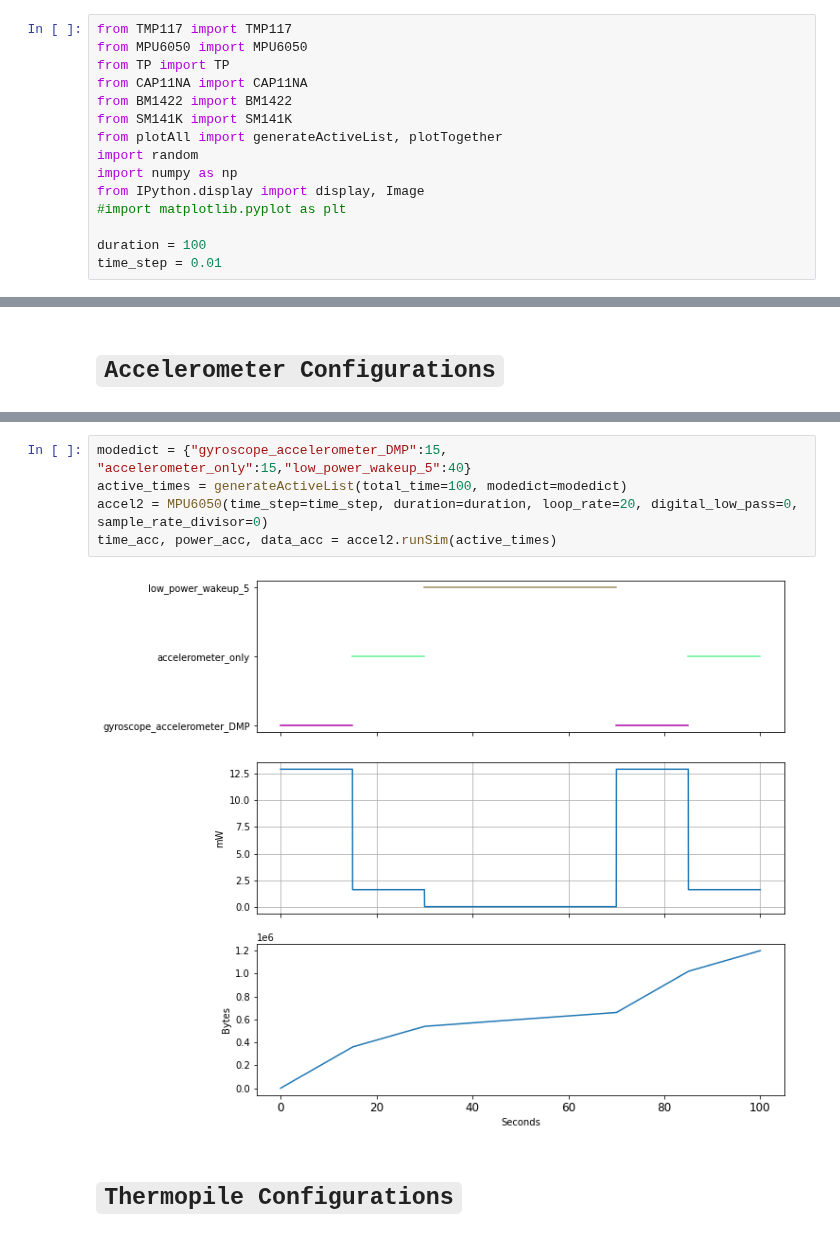
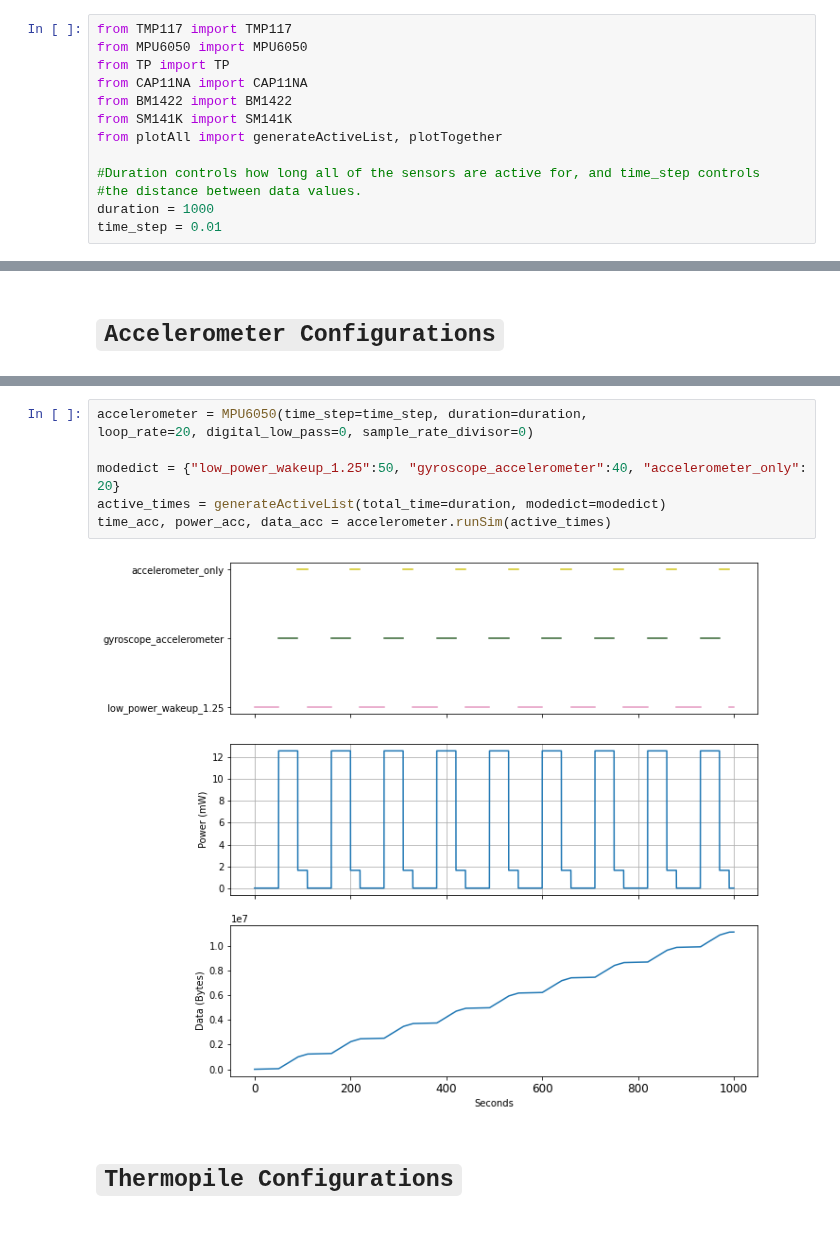
Before and after one commit to GLEE2023/ModeUserInterface, a Jupyter notebook: sensors/model.ipynb, the cells around one changed output, grey strips where cells are left out. Saved outputs shown, nothing was run; the diff lists cells and outputs as text.

```diff
--- a/sensors/model.ipynb
+++ b/sensors/model.ipynb
@@ -6,12 +6,10 @@ from CAP11NA import CAP11NA
 from BM1422 import BM1422
 from SM141K import SM141K
 from plotAll import generateActiveList, plotTogether
-import random
-import numpy as np
-from IPython.display import display, Image
-#import matplotlib.pyplot as plt
 
-duration = 100
+#Duration controls how long all of the sensors are active for, and time_step controls
+#the distance between data values.
+duration = 1000
 time_step = 0.01
 # %% [markdown]
 > # Model Description
@@ -99,10 +114,12 @@ Parameters:
 # %%
-modedict = {"gyroscope_accelerometer_DMP":15, "accelerometer_only":15,"low_power_wakeup_5":40}
-active_times = generateActiveList(total_time=100, modedict=modedict)
-accel2 = MPU6050(time_step=time_step, duration=duration, loop_rate=20, digital_low_pass=0, sample_rate_divisor=0)
-time_acc, power_acc, data_acc = accel2.runSim(active_times)
+accelerometer = MPU6050(time_step=time_step, duration=duration,
+loop_rate=20, digital_low_pass=0, sample_rate_divisor=0)
+
+modedict = {"low_power_wakeup_1.25":50, "gyroscope_accelerometer":40, "accelerometer_only": 20}
+active_times = generateActiveList(total_time=duration, modedict=modedict)
+time_acc, power_acc, data_acc = accelerometer.runSim(active_times)
 # %% [output]
-[figure, old version]
+[figure, new version]
 # %% [markdown]
 # `Thermopile Configurations`
 # %% [markdown]
```
Also changed, not shown: parts of 9 cells of this notebook, 1 other file.
